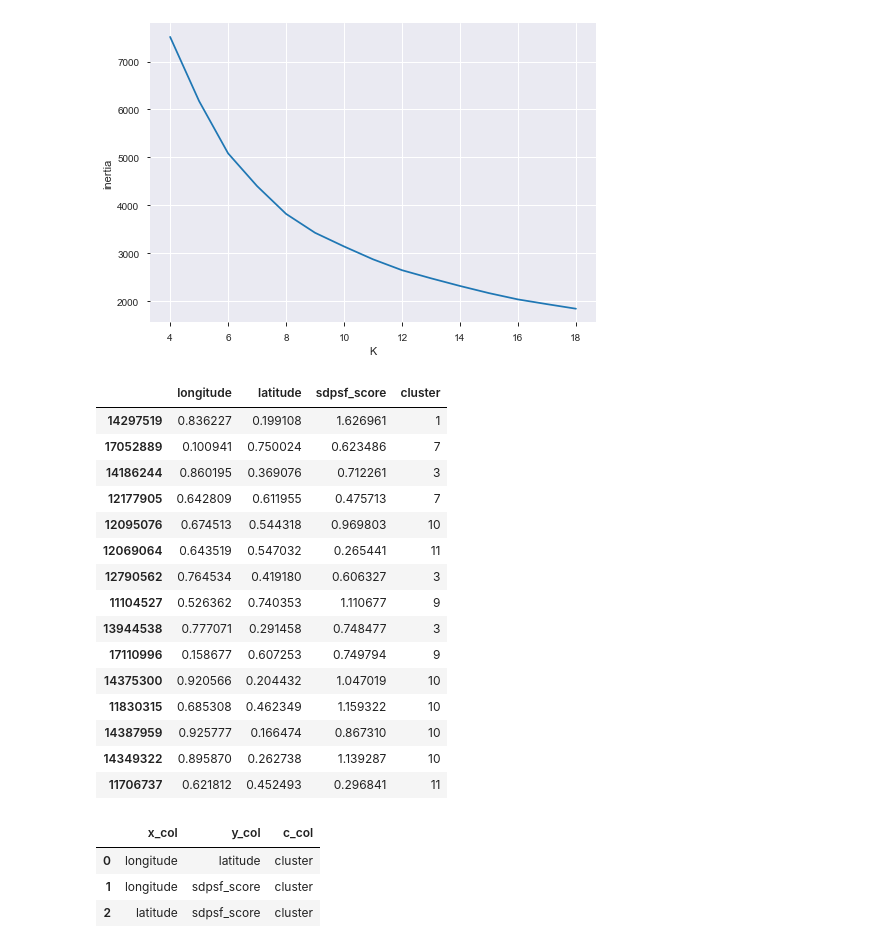
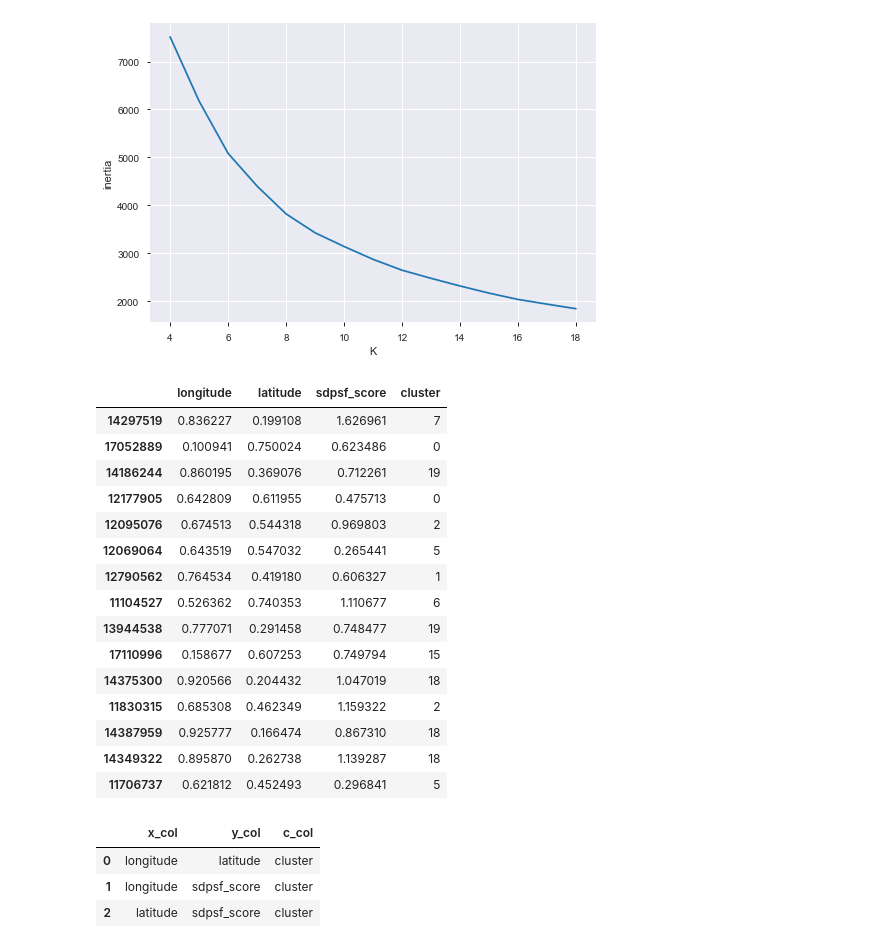
Before and after one commit to BayesEliaSantos/Bayes_P04_Zillow, a Jupyter notebook: kworking.ipynb, the cells around one changed output. Drawn from its saved outputs; the diff is of its cells as text; code cells hidden in the pictures.

```diff
--- a/kworking.ipynb
+++ b/kworking.ipynb
@@ -466,25 +466,25 @@ cf.compare_ks(Xc_scaled, min_k=4, max_k=18)
 # %% [output]
 [figure]
 # %%
-cf.set_kmeans_clusters(Xc_scaled, 12)
+cf.set_kmeans_clusters(Xc_scaled, 20)
 Xc_scaled.head(15)
 # %% [output]
 |  | longitude | latitude | sdpsf_score | cluster |
-| 14297519 | 0.836227 | 0.199108 | 1.626961 | 1 |
-| 17052889 | 0.100941 | 0.750024 | 0.623486 | 7 |
-| 14186244 | 0.860195 | 0.369076 | 0.712261 | 3 |
-| 12177905 | 0.642809 | 0.611955 | 0.475713 | 7 |
-| 12095076 | 0.674513 | 0.544318 | 0.969803 | 10 |
-| 12069064 | 0.643519 | 0.547032 | 0.265441 | 11 |
-| 12790562 | 0.764534 | 0.419180 | 0.606327 | 3 |
-| 11104527 | 0.526362 | 0.740353 | 1.110677 | 9 |
-| 13944538 | 0.777071 | 0.291458 | 0.748477 | 3 |
-| 17110996 | 0.158677 | 0.607253 | 0.749794 | 9 |
-| 14375300 | 0.920566 | 0.204432 | 1.047019 | 10 |
-| 11830315 | 0.685308 | 0.462349 | 1.159322 | 10 |
-| 14387959 | 0.925777 | 0.166474 | 0.867310 | 10 |
-| 14349322 | 0.895870 | 0.262738 | 1.139287 | 10 |
-| 11706737 | 0.621812 | 0.452493 | 0.296841 | 11 |
+| 14297519 | 0.836227 | 0.199108 | 1.626961 | 7 |
+| 17052889 | 0.100941 | 0.750024 | 0.623486 | 0 |
+| 14186244 | 0.860195 | 0.369076 | 0.712261 | 19 |
+| 12177905 | 0.642809 | 0.611955 | 0.475713 | 0 |
+| 12095076 | 0.674513 | 0.544318 | 0.969803 | 2 |
+| 12069064 | 0.643519 | 0.547032 | 0.265441 | 5 |
+| 12790562 | 0.764534 | 0.419180 | 0.606327 | 1 |
+| 11104527 | 0.526362 | 0.740353 | 1.110677 | 6 |
+| 13944538 | 0.777071 | 0.291458 | 0.748477 | 19 |
+| 17110996 | 0.158677 | 0.607253 | 0.749794 | 15 |
+| 14375300 | 0.920566 | 0.204432 | 1.047019 | 18 |
+| 11830315 | 0.685308 | 0.462349 | 1.159322 | 2 |
+| 14387959 | 0.925777 | 0.166474 | 0.867310 | 18 |
+| 14349322 | 0.895870 | 0.262738 | 1.139287 | 18 |
+| 11706737 | 0.621812 | 0.452493 | 0.296841 | 5 |
 # %%
 # plt.figure(figsize=(6,5))
 # cf.plot_2d_clusters(X, x_col='bathroomcnt', y_col='bedroomcnt', c_col='cluster')
```
Also changed, not shown: parts of 3 cells of this notebook, 4 other files.
